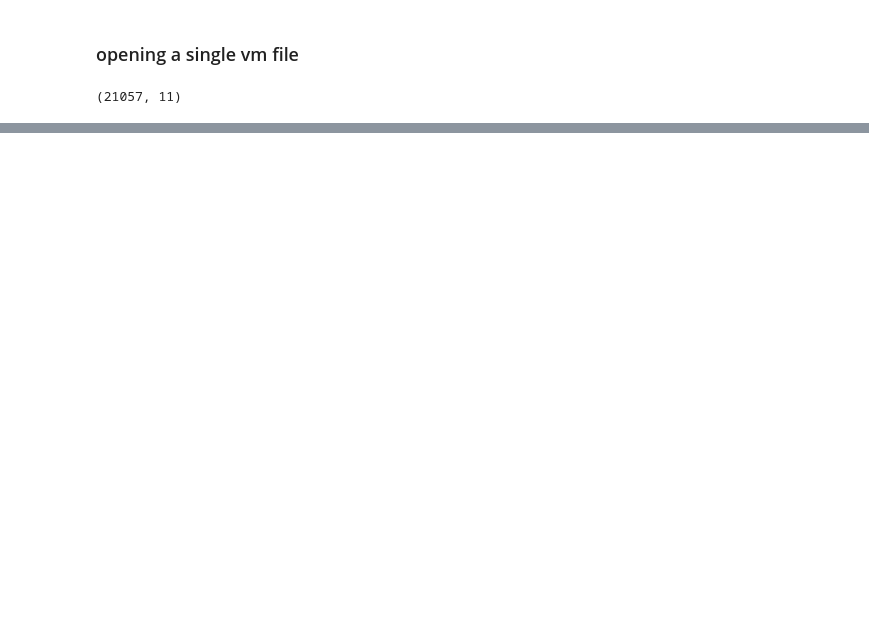
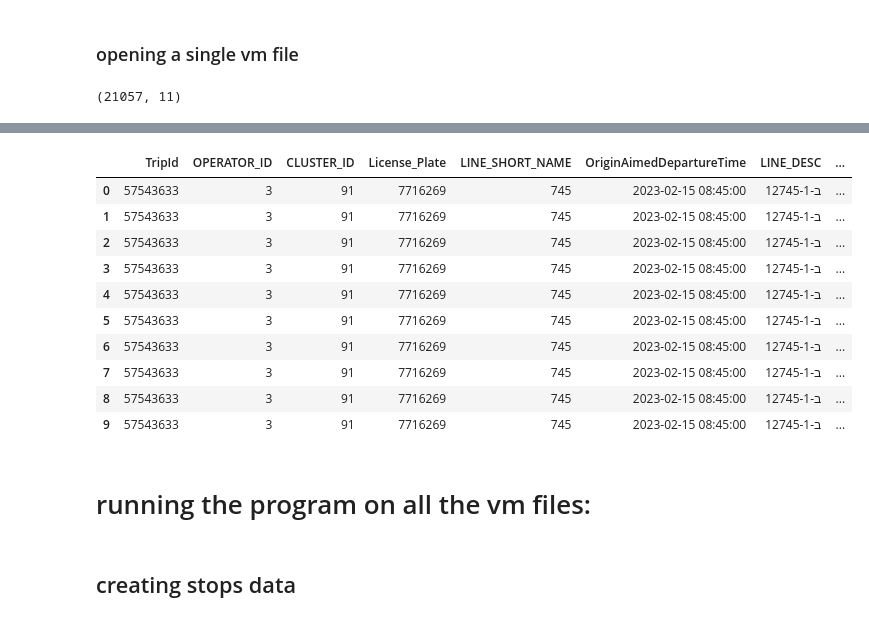
Before and after one commit to haim-fisher-s/Bus-Tracker, a Jupyter notebook: data/parsing_scripts/parse_vm.ipynb, the cells around one changed output, grey strips where cells are left out. Cells and saved outputs as stored; diff of their text form; code cells hidden in the pictures; blank space fills up the shorter version.

```diff
--- a/data/parsing_scripts/parse_vm.ipynb
+++ b/data/parsing_scripts/parse_vm.ipynb
@@ -280,0 +210,4 @@ pd.json_normalize(test3.previousCalls[158])
+# %%
+# checking and sorting the result.
+df_check = pd.DataFrame(rows_list)
+df_check.head(10)
@@ -280,0 +226,3 @@ pd.json_normalize(test3.previousCalls[158])
+# %%
+df_check.drop_duplicates(inplace=True)
+df_check.head(10)
@@ -280,0 +241,3 @@ pd.json_normalize(test3.previousCalls[158])
+# %%
+df_check = df_check.sort_values(by=['LINE_DESC', 'OriginAimedDepartureTime', 'stopOrder'])
+df_check.head(10)
@@ -280,0 +258,3 @@ pd.json_normalize(test3.previousCalls[158])
+# %%
+df_check = df_check.reset_index(drop=True)
+list(df_check.columns)
@@ -280,0 +277,20 @@ pd.json_normalize(test3.previousCalls[158])
+# %%
+links_check = create_links_data(df_check)
+links_check = links_check.reset_index(drop=True)
+links_check.head(10)
+# %% [output]
+|  | TripId | OPERATOR_ID | CLUSTER_ID | License_Plate | LINE_SHORT_NAME | OriginAimedDepartureTime | LINE_DESC | ... |
+| 0 | 57543633 | 3 | 91 | 7716269 | 745 | 2023-02-15 08:45:00 | 12745-1-ב | ... |
+| 1 | 57543633 | 3 | 91 | 7716269 | 745 | 2023-02-15 08:45:00 | 12745-1-ב | ... |
+| 2 | 57543633 | 3 | 91 | 7716269 | 745 | 2023-02-15 08:45:00 | 12745-1-ב | ... |
+| 3 | 57543633 | 3 | 91 | 7716269 | 745 | 2023-02-15 08:45:00 | 12745-1-ב | ... |
+| 4 | 57543633 | 3 | 91 | 7716269 | 745 | 2023-02-15 08:45:00 | 12745-1-ב | ... |
+| 5 | 57543633 | 3 | 91 | 7716269 | 745 | 2023-02-15 08:45:00 | 12745-1-ב | ... |
+| 6 | 57543633 | 3 | 91 | 7716269 | 745 | 2023-02-15 08:45:00 | 12745-1-ב | ... |
+| 7 | 57543633 | 3 | 91 | 7716269 | 745 | 2023-02-15 08:45:00 | 12745-1-ב | ... |
+| 8 | 57543633 | 3 | 91 | 7716269 | 745 | 2023-02-15 08:45:00 | 12745-1-ב | ... |
+| 9 | 57543633 | 3 | 91 | 7716269 | 745 | 2023-02-15 08:45:00 | 12745-1-ב | ... |
+# %% [markdown]
+# running the program on all the vm files:
+# %% [markdown]
+## creating stops data
```
Also changed, not shown: parts of 40 cells of this notebook, 1 other file.
